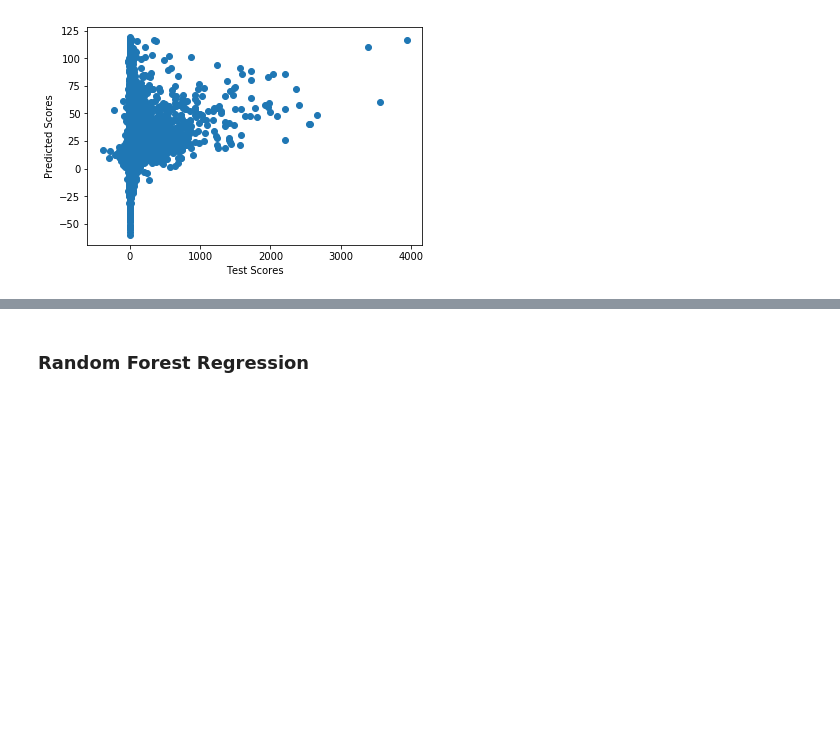
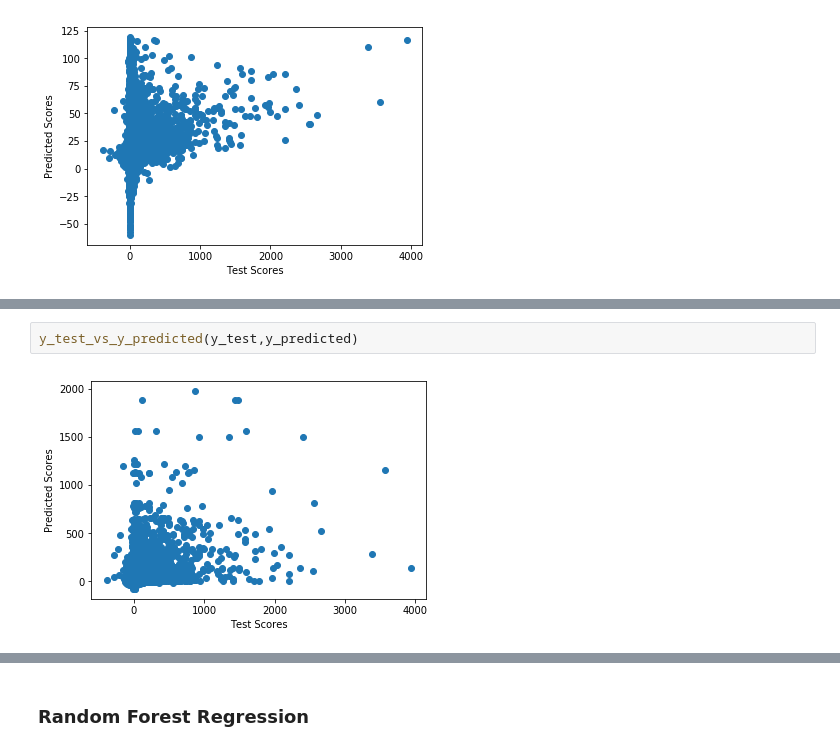
Before and after one commit to Prakhar-USF/ml-reddit, a Jupyter notebook: TheEnd_v3.ipynb, the cells around one changed output, grey strips where cells are left out. Drawn from its saved outputs; the diff is of its cells as text; blank space fills up the shorter version.

```diff
--- a/TheEnd_v3.ipynb
+++ b/TheEnd_v3.ipynb
@@ -996,0 +868,4 @@ y_test_vs_y_predicted(y_test,y_predicted)
+# %%
+y_test_vs_y_predicted(y_test,y_predicted)
+# %% [output]
+[figure, added]
```
Also changed, not shown: parts of 103 cells of this notebook.
